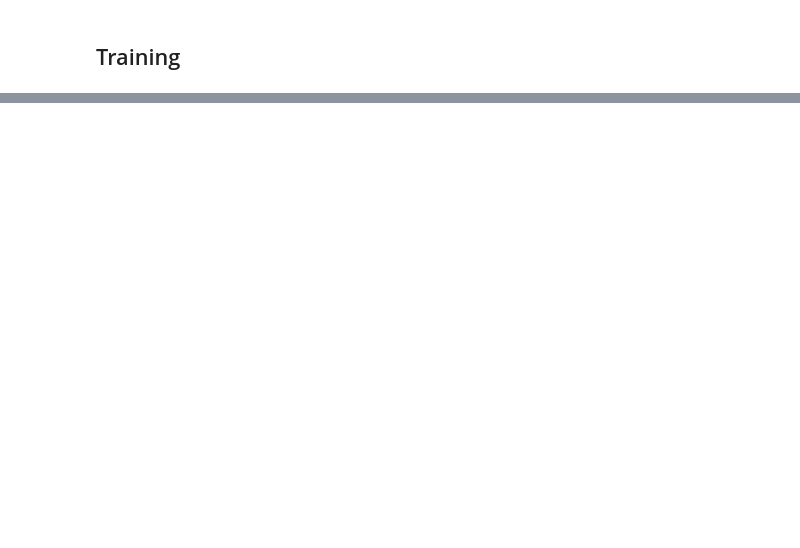
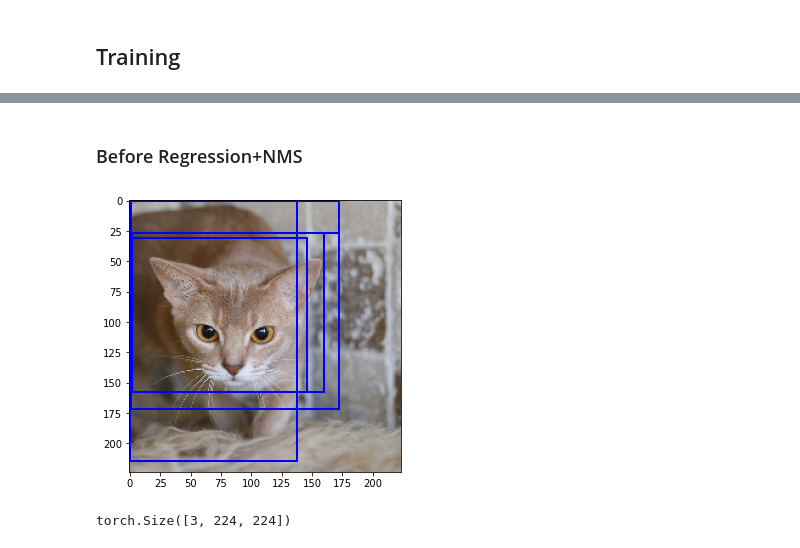
Before and after one commit to hslrock/ObjectDetection_, a Jupyter notebook: 2_FAST_RCNN.ipynb, the cells around one changed output, grey strips where cells are left out. Saved outputs shown, nothing was run; the diff lists cells and outputs as text; code cells hidden in the pictures; blank space fills up the shorter version.

```diff
--- a/2_FAST_RCNN.ipynb
+++ b/2_FAST_RCNN.ipynb
@@ -435,0 +443,46 @@ ValueError: only one element tensors can be converted to Python scalars
+# %%
+chunks=torch.split(proposed_regions, 64)
+dets=[]
+confs=[]
+offsets=[]
+with torch.no_grad():
+    for x in chunks:
+        clf_score,offset=fastRCNN(img.unsqueeze(0),x.unsqueeze(0))
+        clf_score=nn.Softmax(dim=1)(clf_score)
+        idx=torch.max(clf_score,1).indices.nonzero()
+        if len(idx) != 0 :
+            dets.append(x[idx])
+            offsets.append(offset[idx])
+            confs.append(clf_score[idx])
+
+dets=torch.cat(dets,dim=0)
+dets=dets.squeeze(1)
+
+offsets=torch.cat(offsets,dim=0)
+offsets=offsets.squeeze(1)
+
+confs=torch.cat(confs,dim=0)
+confs=confs.squeeze(1)
+# %% [markdown]
+### Before Regression+NMS
+# %%
+fig, ax = plt.subplots(figsize=(5,5))
+
+ax.imshow(T.ToPILImage()(img*0.5+0.5))
+for bbox in dets:
+    xy=(bbox[0],bbox[1])
+    width=bbox[2]-bbox[0]
+    height=bbox[3]-bbox[1]
+    ax.add_patch(
+     patches.Rectangle(
+        xy,
+        width,
+        height,
+        edgecolor = 'blue',
+        fill=False,
+         linewidth=2) )
+plt.show()
+single_valid[0].shape
+# %% [output]
+[figure, added]
+torch.Size([3, 224, 224])
```
Also changed, not shown: parts of 38 cells of this notebook, 2 other files.
